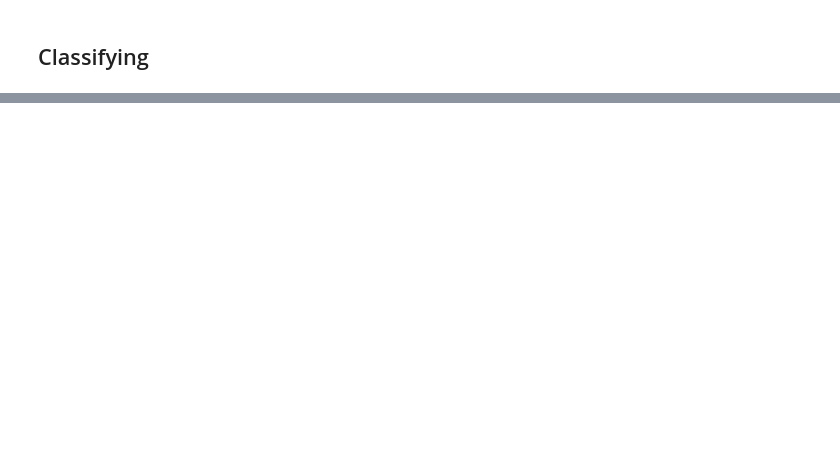
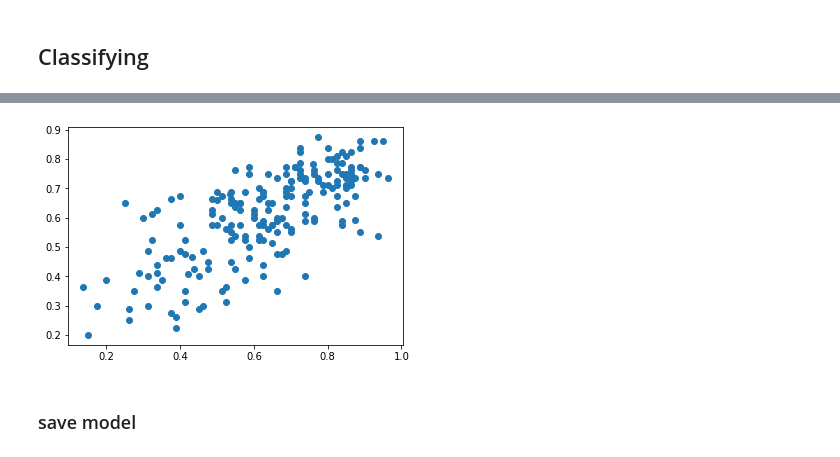
Before and after one commit to rosiindahag/voice_classification, a Jupyter notebook: classification.ipynb, the cells around one changed output, grey strips where cells are left out. Drawn from its saved outputs; the diff is of its cells as text; code cells hidden in the pictures; blank space fills up the shorter version.

```diff
--- a/classification.ipynb
+++ b/classification.ipynb
@@ -63,0 +82,2 @@ valence_mean_test = test_data[:,len_data-1]
+# %%
+yactual_train = train_data[:,len_data-2:len_data]
@@ -63,0 +126,9 @@ valence_mean_test = test_data[:,len_data-1]
+# %%
+#cek persebaran data
+import matplotlib.pyplot as plt
+plt.scatter(yactual_train[:,0],yactual_train[:,1])
+plt.show()
+# %% [output]
+[figure, added]
+# %% [markdown]
+### save model
```
Also changed, not shown: parts of 9 cells of this notebook.
